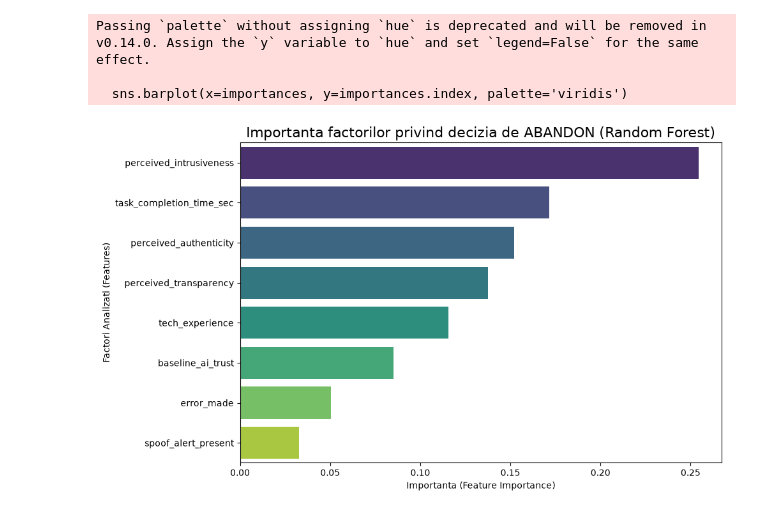
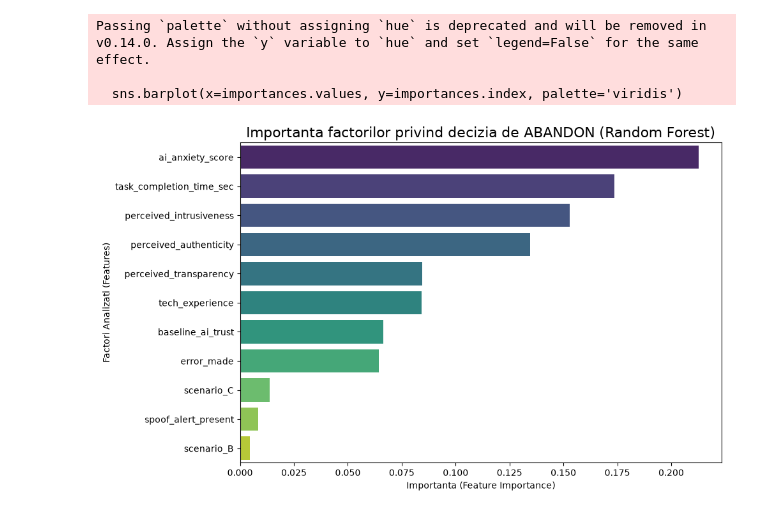
Before and after one commit to CrucinPatri/HCI-AI-Anxiety-Research, a Jupyter notebook: notebooks/analysis.ipynb, the cells around one changed output. Saved outputs shown, nothing was run; the diff lists cells and outputs as text; code cells hidden in the pictures.

Commit message:
curatare date, encoding, random forest

```diff
--- a/notebooks/analysis.ipynb
+++ b/notebooks/analysis.ipynb
@@ -45,0 +1,38 @@ dtype: float64
+# %%
+import pandas as pd
+import numpy as np
+import seaborn as sns
+
+from sklearn.model_selection import train_test_split
+from sklearn.metrics import accuracy_score, classification_report
+from sklearn.ensemble import RandomForestClassifier
+
+#incarcare set date proof of concept
+df = pd.read_csv('../data/mock_data.csv')
+
+print("- Validare date initiale -")
+print(f"Dimensiune set date: {df.shape[0]} randuri, {df.shape[1]} coloane")
+print("Valori lipsa per coloana:", df.isnull().sum())
+
+#preprocessing (encoding )
+df_encoded = pd.get_dummies(df, columns=['scenario'], drop_first=True)
+
+X= df_encoded.drop(columns=['user_id', 'decision_abandon'])
+y= df_encoded['decision_abandon']
+
+#am folosit stratificare si am impartit datele in train si test
+X_train, X_test, y_train, y_test = train_test_split(X, y, test_size=0.2, random_state=42, stratify=y)
+
+print(f"\nSet antrenare: {X_train.shape[0]} esantioane | Set test: {X_test.shape[0]} esantioane")
+
+#antrenam modelul random forest
+rf_model = RandomForestClassifier(n_estimators=100, random_state=42)
+rf_model.fit(X_train, y_train)
+
+#evaluare model pe set de test
+y_pred = rf_model.predict(X_test)
+
+print("\n--- Evaluare model Random Forest ---")
+print(f"acuratete (accuracy): {accuracy_score(y_test, y_pred):.2f}")
+print("\nRaport clasificare (Precision / Recall / F1-Score):\n")
+print(classification_report(y_test, y_pred))
@@ -46,18 +57,20 @@ dtype: float64
 # %%
 import matplotlib.pyplot as plt
 import seaborn as sns
 
+importances = pd.Series(rf_model.feature_importances_, index=X.columns).sort_values(ascending=False)
+
 plt.figure(figsize=(10, 6))
-sns.barplot(x=importances, y=importances.index, palette='viridis')
+sns.barplot(x=importances.values, y=importances.index, palette='viridis')
 
 plt.title('Importanta factorilor privind decizia de ABANDON (Random Forest)', fontsize=16)
 plt.xlabel('Importanta (Feature Importance)', fontsize=10)
 plt.ylabel('Factori Analizati (Features)', fontsize=10)
 plt.tight_layout()
 
 plt.show()
 # %% [output]
 Passing `palette` without assigning `hue` is deprecated and will be removed in v0.14.0. Assign the `y` variable to `hue` and set `legend=False` for the same effect.
 
-  sns.barplot(x=importances, y=importances.index, palette='viridis')
+  sns.barplot(x=importances.values, y=importances.index, palette='viridis')
-[figure, old version]
+[figure, new version]
```
Also changed, not shown: parts of 2 cells of this notebook.
